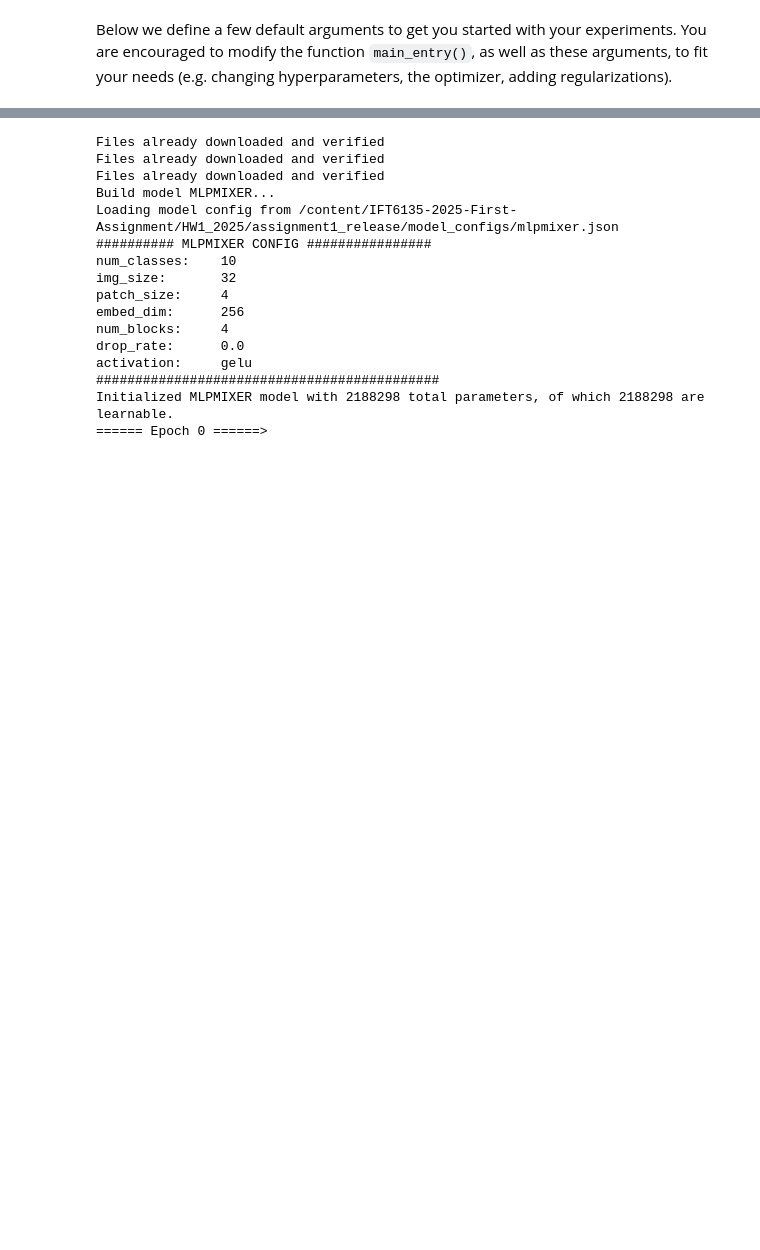
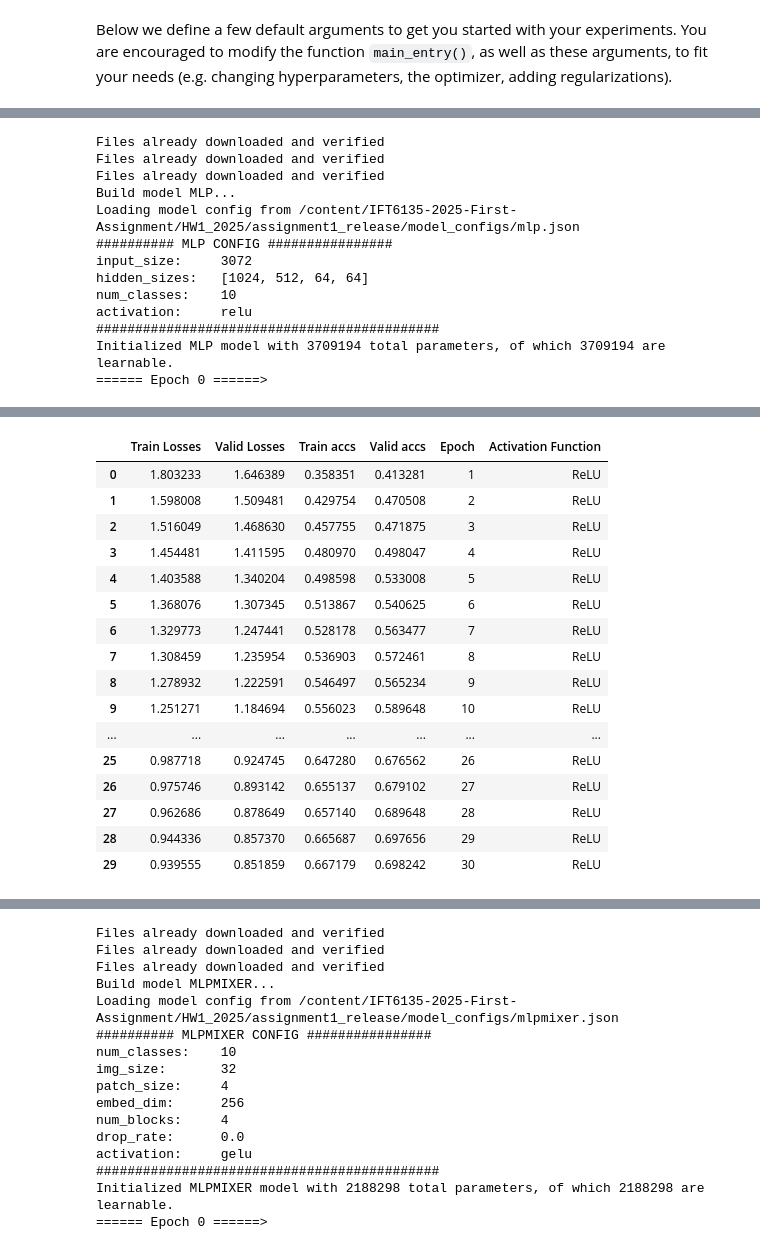
Before and after one commit to rasoulpanahi/IFT6135-2025-First-Assignment, a Jupyter notebook: HW1_2025/assignment1_release/main.ipynb, the cells around one changed output, grey strips where cells are left out. Drawn from its saved outputs; the diff is of its cells as text; code cells hidden in the pictures; blank space fills up the shorter version.

```diff
--- a/HW1_2025/assignment1_release/main.ipynb
+++ b/HW1_2025/assignment1_release/main.ipynb
@@ -279,0 +329,24 @@ def main_entry(args):
+# %%
+# Example to run MLP with 15 epochs
+config = Arguments(model='mlp',
+                   model_config='/content/IFT6135-2025-First-Assignment/HW1_2025/assignment1_release/model_configs/mlp.json',
+                   epochs= 30, logdir="exps/mlp_default")
+train_losses, valid_losses, train_accs, valid_accs = main_entry(config)
+
+df_relu = pd.DataFrame({'Train Losses': train_losses, 'Valid Losses': valid_losses, 'Train accs': train_accs, 'Valid accs': valid_accs}).assign(Epoch=range(1, len(train_losses) + 1))
+df_relu['Activation Function'] = 'ReLU'
+df_relu
+# %% [output]
+Files already downloaded and verified
+Files already downloaded and verified
+Files already downloaded and verified
+Build model MLP...
+Loading model config from /content/IFT6135-2025-First-Assignment/HW1_2025/assignment1_release/model_configs/mlp.json
+########## MLP CONFIG ################
+input_size:     3072
+hidden_sizes:   [1024, 512, 64, 64]
+num_classes:    10
+activation:     relu
+############################################
+Initialized MLP model with 3709194 total parameters, of which 3709194 are learnable.
+====== Epoch 0 ======>
@@ -280,3 +370,20 @@ def main_entry(args):
+|  | Train Losses | Valid Losses | Train accs | Valid accs | Epoch | Activation Function |
+| 0 | 1.803233 | 1.646389 | 0.358351 | 0.413281 | 1 | ReLU |
+| 1 | 1.598008 | 1.509481 | 0.429754 | 0.470508 | 2 | ReLU |
+| 2 | 1.516049 | 1.468630 | 0.457755 | 0.471875 | 3 | ReLU |
+| 3 | 1.454481 | 1.411595 | 0.480970 | 0.498047 | 4 | ReLU |
+| 4 | 1.403588 | 1.340204 | 0.498598 | 0.533008 | 5 | ReLU |
+| 5 | 1.368076 | 1.307345 | 0.513867 | 0.540625 | 6 | ReLU |
+| 6 | 1.329773 | 1.247441 | 0.528178 | 0.563477 | 7 | ReLU |
+| 7 | 1.308459 | 1.235954 | 0.536903 | 0.572461 | 8 | ReLU |
+| 8 | 1.278932 | 1.222591 | 0.546497 | 0.565234 | 9 | ReLU |
+| 9 | 1.251271 | 1.184694 | 0.556023 | 0.589648 | 10 | ReLU |
+| ... | ... | ... | ... | ... | ... | ... |
+| 25 | 0.987718 | 0.924745 | 0.647280 | 0.676562 | 26 | ReLU |
+| 26 | 0.975746 | 0.893142 | 0.655137 | 0.679102 | 27 | ReLU |
+| 27 | 0.962686 | 0.878649 | 0.657140 | 0.689648 | 28 | ReLU |
+| 28 | 0.944336 | 0.857370 | 0.665687 | 0.697656 | 29 | ReLU |
+| 29 | 0.939555 | 0.851859 | 0.667179 | 0.698242 | 30 | ReLU |
 # %%
 # Example to run MLP with 15 epochs
 config = Arguments(model='mlp',
```
Also changed, not shown: parts of 15 cells of this notebook.
